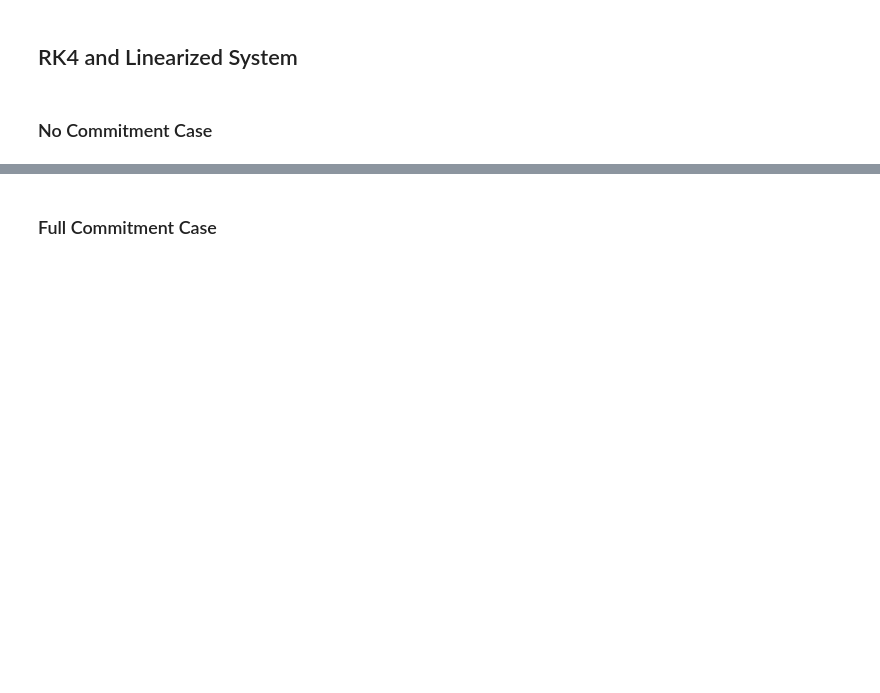
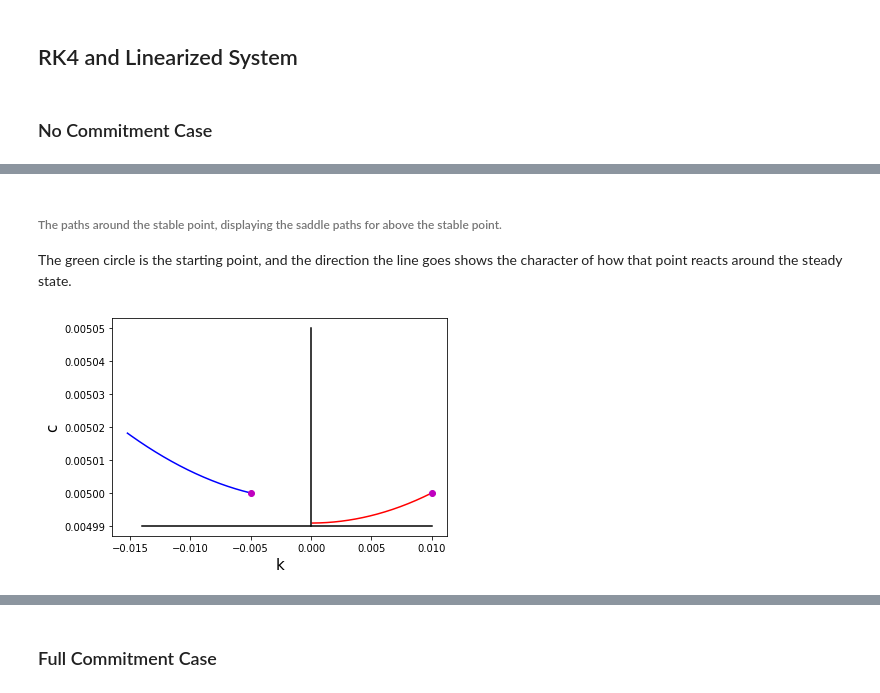
Before and after one commit to Shinsina/PIC-Math-MSCS-390-001, a Jupyter notebook: Jacobian_and_Linearized_System.ipynb, the cells around one changed output, grey strips where cells are left out. Cells and saved outputs as stored; diff of their text form; code cells hidden in the pictures; blank space fills up the shorter version.

```diff
--- a/Jacobian_and_Linearized_System.ipynb
+++ b/Jacobian_and_Linearized_System.ipynb
@@ -167,0 +169,11 @@ plt.ylabel('c',size=15);
+# %% [markdown]
+###### The paths around the stable point, displaying the saddle paths for above the stable point.
+
+The green circle is the starting point, and the direction the line goes shows the character of how that point reacts around the steady state.
+# %%
+plt.plot(vNo[:,0],vNo[:,1], 'b', vNo2[:,0],vNo2[:,1], 'r',
+         [0,0],[0.00499,.00505], 'black', [-.014, .010], [.00499,.00499], 'black',UpRtQ[0],UpRtQ[1],'mo',UpLfQ[0],UpLfQ[1],'mo');
+plt.xlabel('k',size=15)
+plt.ylabel('c',size=15);
+# %% [output]
+[figure, added]
```
Also changed, not shown: parts of 14 cells of this notebook.
